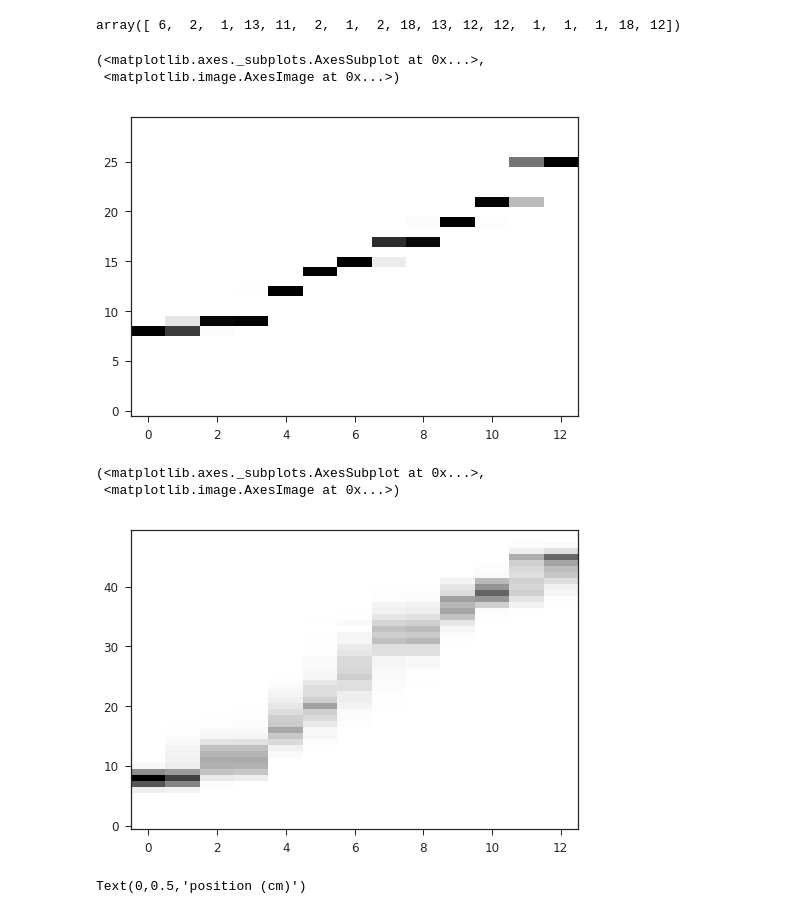
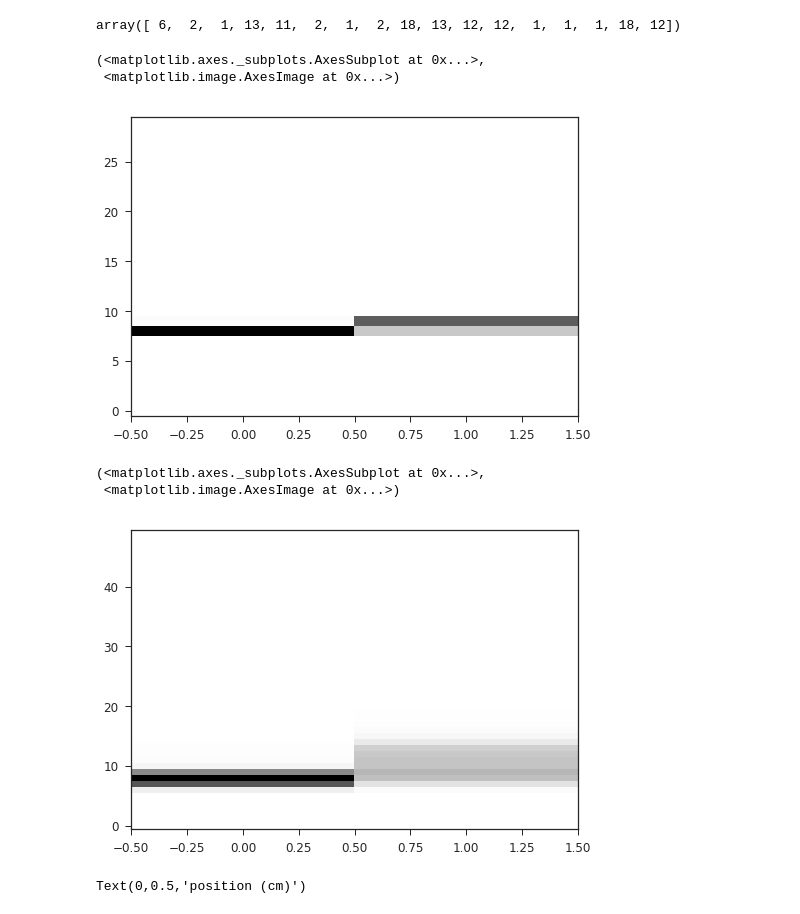
Before and after one commit to kemerelab/HippocampalAnalysisWithNelpyTutorial, a Jupyter notebook: Hippocampal Spike Train Analysis Tutorial.ipynb, the cells around one changed output. Saved outputs shown, nothing was run; the diff lists cells and outputs as text; code cells hidden in the pictures.

```diff
--- a/Hippocampal Spike Train Analysis Tutorial.ipynb
+++ b/Hippocampal Spike Train Analysis Tutorial.ipynb
@@ -317,7 +326,7 @@ npl.epochplot(pos.support-run_epochs, alpha=0.2, hatch='', color=npl.colors.swee
 ax.set_xlabel('time [seconds]')
 ax.set_ylabel('unit')
 ax.set_xlim(st.support.start,st.support.stop);
-#ax.set_xlim(1400,1600);
+ax.set_xlim(1400,1600);
 
 plt.legend(loc=(1.02,0.9))
 # %% [output]
@@ -721,7 +734,7 @@ print('{} train sequences and {} test sequences'.format(len(trainidx),len(testid
 # %% [output]
 67 train sequences and 17 test sequences
 # %%
-num_states = 30
+num_states = 100
 hmm = nel.hmmutils.PoissonHMM(n_components=num_states, random_state=0, verbose=False)
 hmm.fit(bst_train)
 # %% [output]
@@ -826,19 +864,19 @@ bst_test.lengths
 # %% [output]
 array([ 6,  2,  1, 13, 11,  2,  1,  2, 18, 13, 12, 12,  1,  1,  1, 18, 12])
 # %%
-npl.imagesc(posterior_states[3])
+npl.imagesc(posterior_states[7])
 # %% [output]
 (<matplotlib.axes._subplots.AxesSubplot at 0x...>,
  <matplotlib.image.AxesImage at 0x...>)
-[figure, old version]
+[figure, new version]
 # %%
-posteriors, bdries, mode_pth, mean_pth = hmm.decode_ext(X=bst_test[3], ext_shape=(n_extern,))
+posteriors, bdries, mode_pth, mean_pth = hmm.decode_ext(X=bst_test[7], ext_shape=(n_extern,))
 
 npl.imagesc(posteriors)
 # %% [output]
 (<matplotlib.axes._subplots.AxesSubplot at 0x...>,
  <matplotlib.image.AxesImage at 0x...>)
-[figure, old version]
+[figure, new version]
 # %%
 posterior_pos, bdries, mode_pth, mean_pth = hmm.decode_ext(X=bst_test, ext_shape=(vtc.n_bins,))
 mean_pth = vtc.bins[0] + mean_pth*(vtc.bins[-1] - vtc.bins[0])
```
Also changed, not shown: parts of 20 cells of this notebook, 9 other files.
